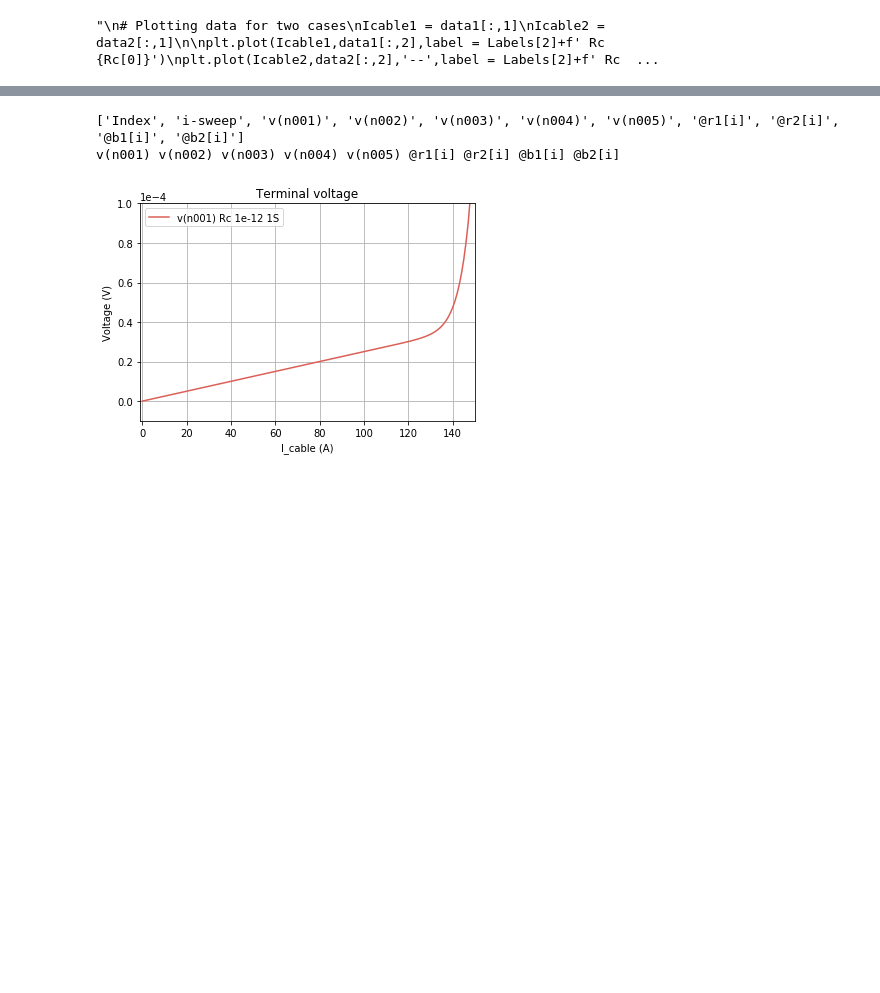
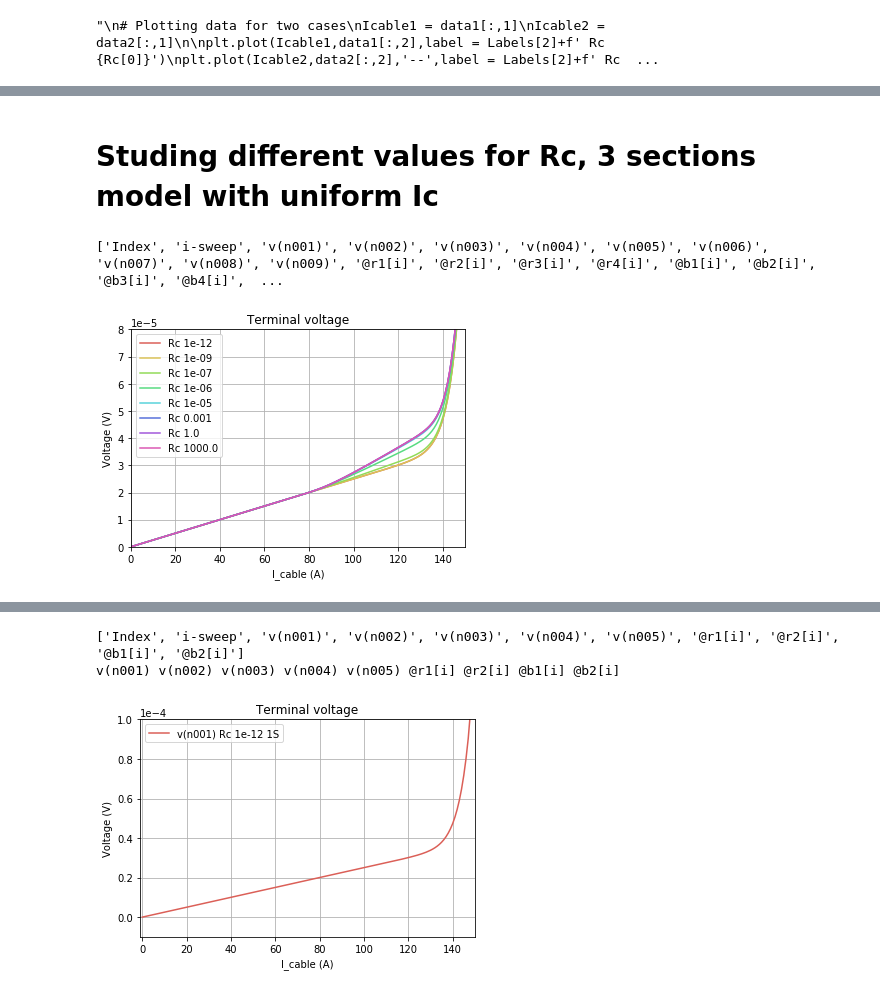
Before and after one commit to auroc10/LBNL, a Jupyter notebook: Contact/Contact resistance.ipynb, the cells around one changed output, grey strips where cells are left out. Saved outputs shown, nothing was run; the diff lists cells and outputs as text; code cells hidden in the pictures; blank space fills up the shorter version.

```diff
--- a/Contact/Contact resistance.ipynb
+++ b/Contact/Contact resistance.ipynb
@@ -162,7 +162,7 @@ print(Labels)
 sns.set_palette(sns.color_palette("hls", 12))
 
 # Testing different values of contact resistance
-Rc = np.array([1E-12,1000])
+Rc = np.array([1E-12,1E-9,1E-6,1E-3,1,1000])
 
 # Generating netlists and saving data
 for i in range(len(Rc)):
@@ -446,3 +446,49 @@ plt.grid()
 Fit: Rt = 2.7487459002698234e-07, Ic = 136.32578908678022, n = 21.391291850535644, Fit-error = 1.9229836757141517e-05
 [interactive output not drawn]
 [interactive output not drawn]
+# %% [markdown]
+# Studing different values for Rc, 3 sections model with uniform Ic
+# %%
+%matplotlib inline
+
+# Printing the labels of the elements to read current for this case
+Labels = ['Index','i-sweep']
+num_resistances = 4
+num_vsources = 6
+num_nodes = 9
+for i in range(num_nodes):
+    Labels.append(f'v(n00{i+1})')
+for i in range(num_resistances):
+    Labels.append(f'@r{i+1}[i]')
+for i in range(num_vsources):
+    Labels.append(f'@b{i+1}[i]')
+
+
+print(Labels)
+
+
+
+# Testing different values of contact resistance
+Rc = np.array([1E-12,1E-9,1E-7,1E-6,1E-5,1E-3,1,1000])
+sns.set_palette(sns.color_palette("hls", len(Rc)))
+# Generating netlists and saving data
+for i in range(len(Rc)):
+    filename = f'Rc {Rc[i]}.cir'
+    generatenetlist(filename,Rc[i])
+    data = readdata(filename)
+    if i==0:
+        plt.plot(data[:,1],data[:,2], label = f'Rc {Rc[i]}')
+    else:
+        plt.plot(data[:,1],data[:,2], label = f'Rc {Rc[i]}')
+
+plt.ylim(0,80E-6)
+plt.xlim(0,150)
+plt.xlabel('I_cable (A)')
+plt.ylabel('Voltage (V)')
+plt.title('Terminal voltage')
+plt.ticklabel_format(style='sci', axis='y', scilimits=(0,0))
+plt.legend()
+plt.grid()
+# %% [output]
+['Index', 'i-sweep', 'v(n001)', 'v(n002)', 'v(n003)', 'v(n004)', 'v(n005)', 'v(n006)', 'v(n007)', 'v(n008)', 'v(n009)', '@r1[i]', '@r2[i]', '@r3[i]', '@r4[i]', '@b1[i]', '@b2[i]', '@b3[i]', '@b4[i]',  ...
+[figure, added]
```
Also changed, not shown: parts of 3 cells of this notebook.
